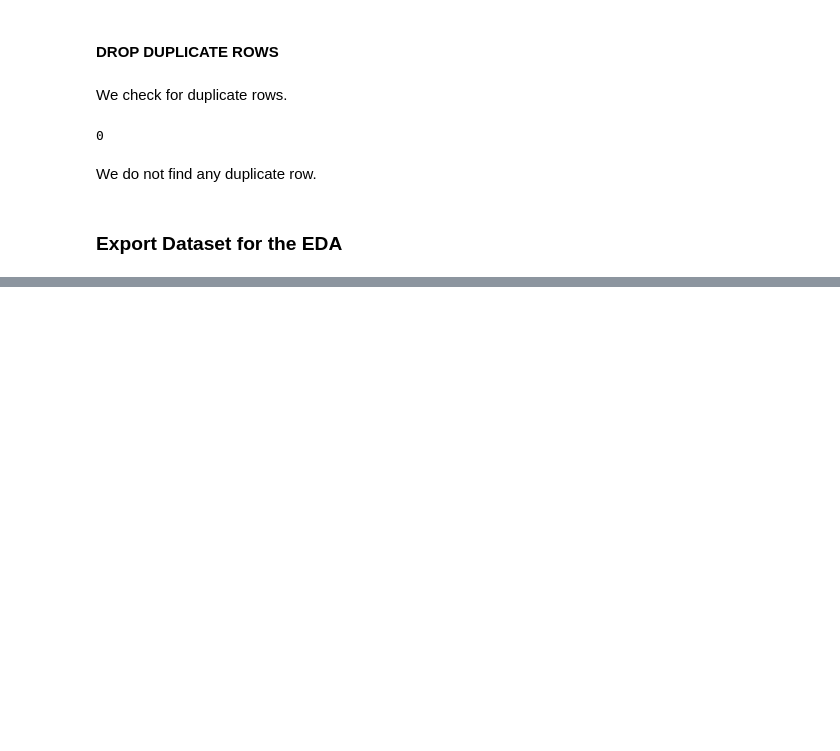
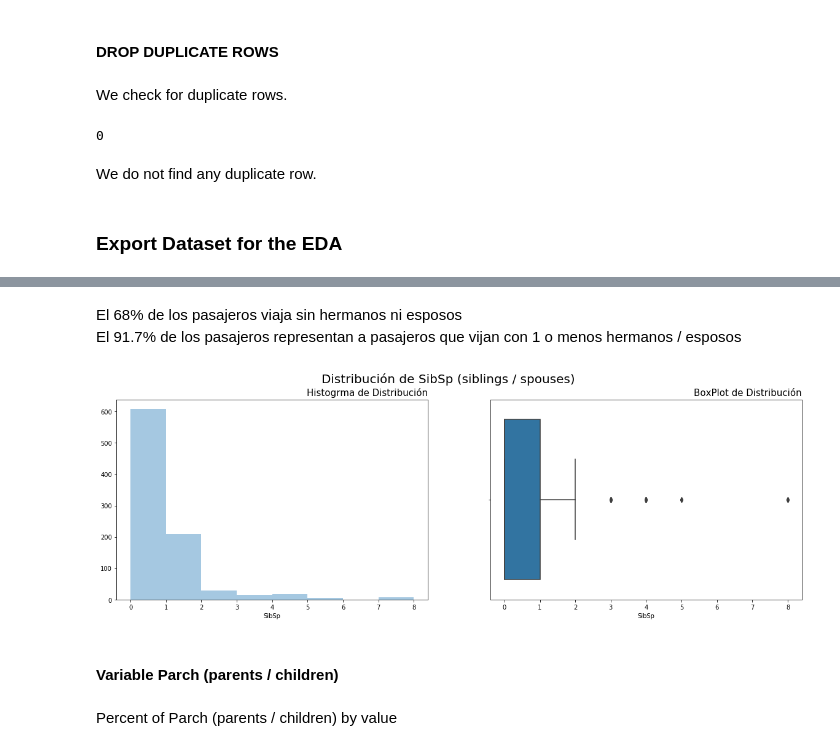
Before and after one commit to Jorge2alvarez/project-kaggle-titanic, a Jupyter notebook: titanic/Titanic-Project-v1.ipynb, the cells around one changed output, grey strips where cells are left out. Drawn from its saved outputs; the diff is of its cells as text; code cells hidden in the pictures; blank space fills up the shorter version.

```diff
--- a/titanic/Titanic-Project-v1.ipynb
+++ b/titanic/Titanic-Project-v1.ipynb
@@ -354,0 +482,24 @@ df.to_csv('Data/df2.csv', index=False)
+# %% [markdown]
+El 68% de los pasajeros viaja sin hermanos ni esposos <br>
+El 91.7% de los pasajeros representan a pasajeros que vijan con 1 o menos hermanos / esposos
+# %%
+fig, [ax1, ax2] = plt.subplots(1, 2, figsize=(20,6))
+fig.suptitle('Distribución de SibSp (siblings / spouses)', fontsize=20, fontweight=300)
+
+plt.sca(ax1)
+ax1.set_title('Histogrma de Distribución', loc='right', fontsize=15, fontweight=300)
+# Create plot:
+sns.distplot( a=df2.SibSp, hist=True, kde=False, rug=False, bins=8)
+
+
+plt.sca(ax2)
+ax2.set_title('BoxPlot de Distribución', loc='right', fontsize=15, fontweight=300)
+# Create plot:
+sns.boxplot(df21.SibSp)
+plt.show()
+# %% [output]
+[figure, added]
+# %% [markdown]
+#### Variable Parch (parents / children)
+# %% [markdown]
+Percent of Parch (parents / children) by value
```
Also changed, not shown: parts of 27 cells of this notebook.
